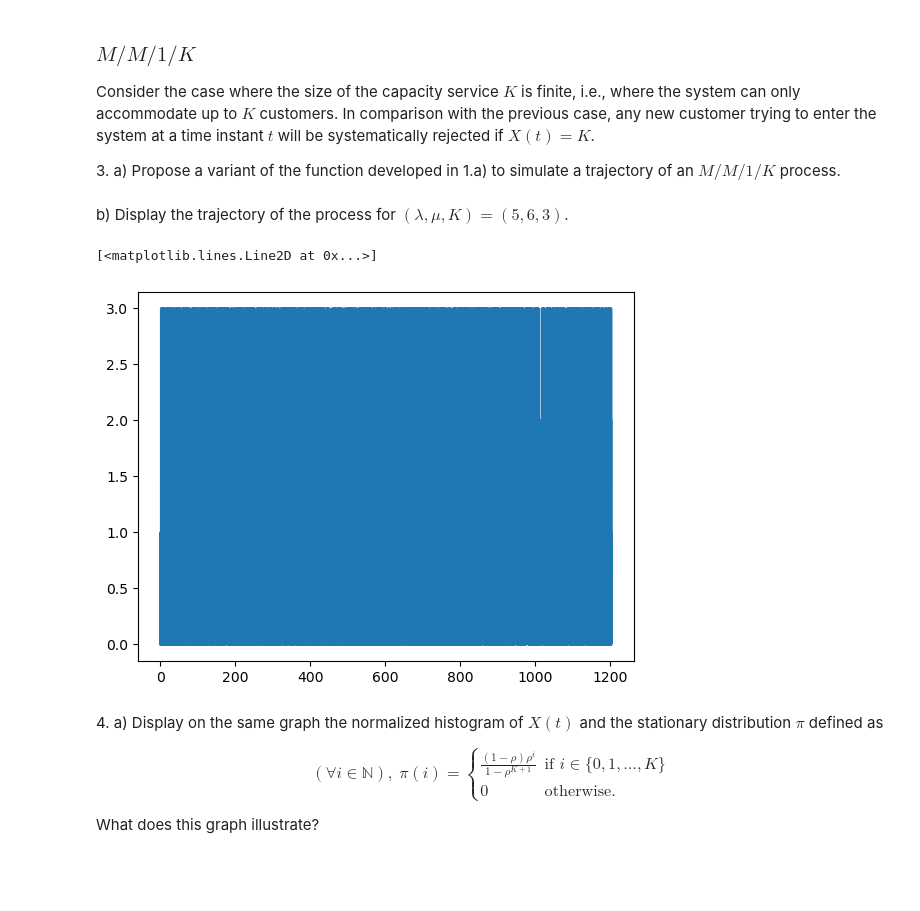
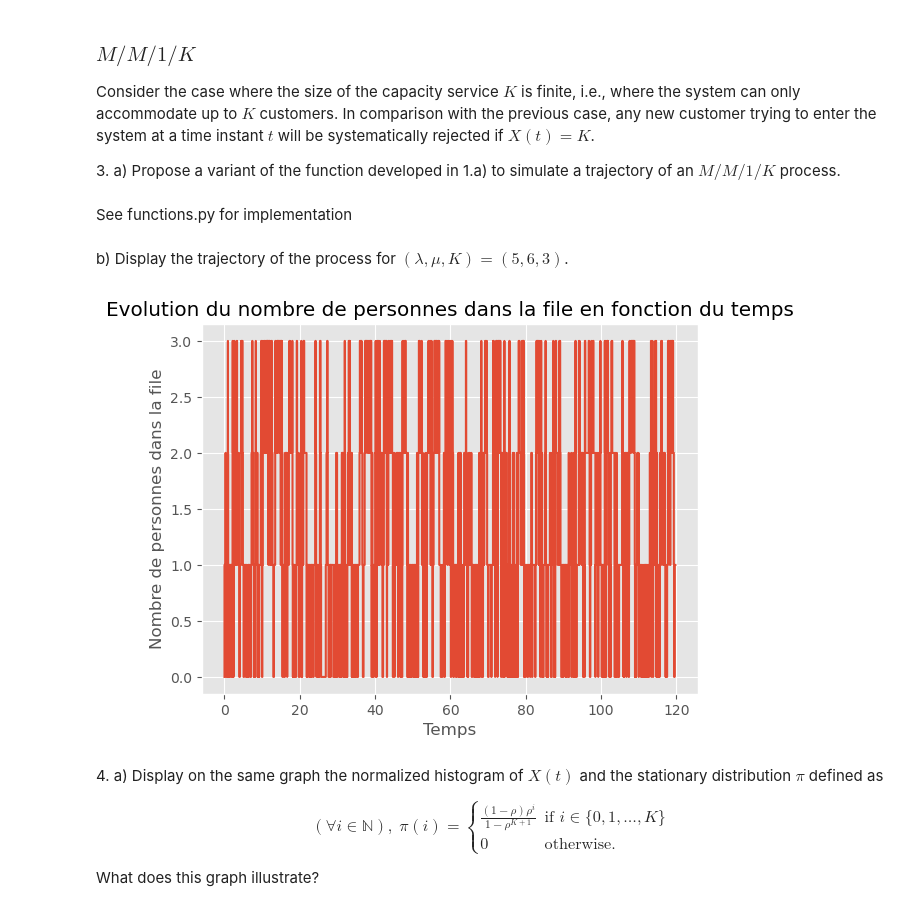
Before and after one commit to VictorNiaussat/MarkovChain, a Jupyter notebook: lab2_markov_students/lab2_notebook.ipynb, the cells around one changed output. Drawn from its saved outputs; the diff is of its cells as text; code cells hidden in the pictures; blank space fills up the shorter version.

```diff
--- a/lab2_markov_students/lab2_notebook.ipynb
+++ b/lab2_markov_students/lab2_notebook.ipynb
@@ -164,49 +146,25 @@ print(empirical_value_mm1inf)
 Consider the case where the size of the capacity service $K$ is finite, i.e., where the system can only accommodate up to $K$ customers. In comparison with the previous case, any new customer trying to enter the system at a time instant $t$ will be systematically rejected if $X(t) = K$.
 
 3\. a) Propose a variant of the function developed in 1.a) to simulate a trajectory of an $M/M/1/K$ process.
-# %%
-def run_mm1K(lambd: float, mu: float,K : int, rng, niter: int):
-    assert lambd>0
-    assert mu >0
-    lambd=1/lambd
-    mu=1/mu
-    nb_personne = 0
-
-    T,X=[0],[nb_personne]
-
-
-
-    for i in range(niter):
-        if X[-1] == 0:
-            T.append(T[-1]+rng.exponential(lambd))
-            X.append(X[-1]+1)
-        elif X[-1] == K:
-            T.append(T[-1]+rng.exponential(mu))
-            X.append(X[-1]-1)
-        else:
-            Tb = rng.exponential(lambd)
-            Td = rng.exponential(mu)
-            if Tb<Td :
-                T.append(T[-1]+Tb)
-                X.append(X[-1]+1)
-            else:
-                T.append(T[-1]+Td)
-                X.append(X[-1]-1)
-    return(np.array(X),np.array(T))
+# %% [markdown]
+See functions.py for implementation
 # %% [markdown]
 b) Display the trajectory of the process for $(\lambda,\mu, K) = (5, 6, 3)$.
 # %%
+#Paramètres
 lambd_mm1K = 5
 mu_mm1K = 6
 K=3
 rng_mm1K = np.random.default_rng(10)
 rho_mm1K = lambd_mm1K/mu_mm1K
+niter = 1000
 
-X_mm1K,T_mm1K = run_mm1K(lambd_mm1K, mu_mm1K,K, rng, niter=10000)
-plt.step(T_mm1K,X_mm1K)
+#Simulation
+X_mm1K,T_mm1K = run_mm1K(lambd_mm1K, mu_mm1K,K, rng, niter=niter)
-# %% [output]
-[<matplotlib.lines.Line2D at 0x...>]
-[figure, removed]
+# %%
+draw_queue(X=X_mm1K,T=T_mm1K)
+# %% [output]
+[figure, added]
 # %% [markdown]
 4\. a) Display on the same graph the normalized histogram of $X(t)$ and the stationary distribution $\pi$ defined as
 
```
Also changed, not shown: parts of 17 cells of this notebook, 1 other file.
